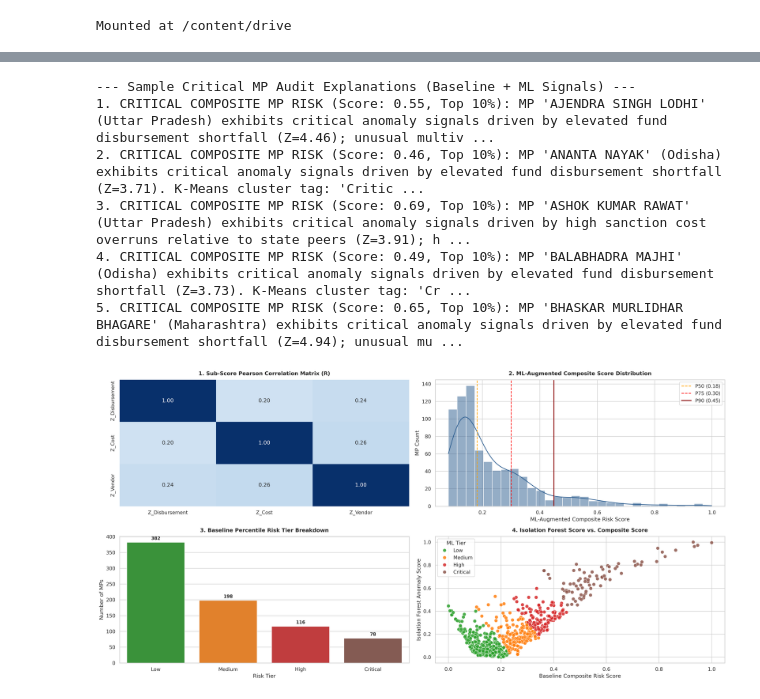
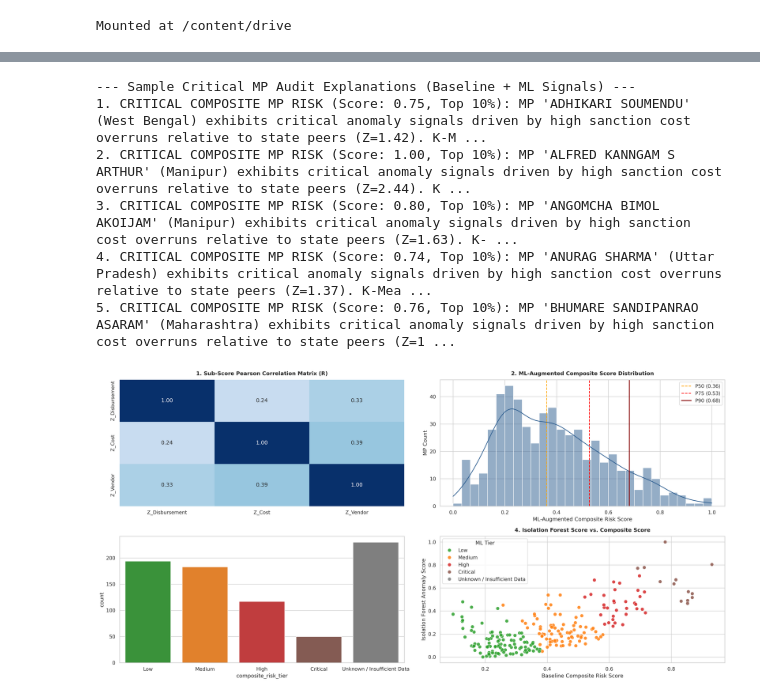
Before and after one commit to Abhirup-261004/MPLADS_Risk_Analysis, a Jupyter notebook: notebooks/feature7.ipynb, the cells around one changed output, grey strips where cells are left out. Cells and saved outputs as stored; diff of their text form; code cells hidden in the pictures.

```diff
--- a/notebooks/feature7.ipynb
+++ b/notebooks/feature7.ipynb
@@ -247,13 +256,13 @@ Name: count, dtype: int64
 # %%
-# Cell 6: ML Stretch Layer 1 — Data-Driven Risk Tier Clustering (K-Means & GMM)
+# Cell 6: ML Stretch Layer 1 - Data-Driven Risk Tier Clustering (K-Means & GMM)
 from sklearn.cluster import KMeans
 from sklearn.mixture import GaussianMixture
 import joblib
 
 logger.info("--- Executing ML Stretch Layer 1: Data-Driven Risk Tier Clustering (K-Means & GMM) ---")
 
-# Feature matrix for clustering: standardized sub-scores
-X_subscores = mp_df[["z_s_f1", "z_s_f2", "z_s_f5"]].values
+# Feature matrix for clustering: standardized sub-scores (impute NaN with neutral 0.0 mean)
+X_subscores = mp_df[["z_s_f1", "z_s_f2", "z_s_f5"]].fillna(0.0).values
 
 # Fit K-Means with K=4 (corresponding to 4 risk tiers)
 n_clusters = min(4, len(mp_df))
@@ -363,11 +352,13 @@ def generate_mp_explanation(row: pd.Series) -> str:
     score = row["ml_augmented_composite_risk_score"]
     mp_name = row["mp_name_clean"] if pd.notna(row["mp_name_clean"]) else row["mp_key"]
     state = row["state"] if pd.notna(row["state"]) else "Unknown State"
-    z_f1 = row["z_s_f1"]
-    z_f2 = row["z_s_f2"]
-    z_f5 = row["z_s_f5"]
-    if_score = row["mp_iforest_score"]
-    kmeans_tier = row["mp_kmeans_tier"]
+    z_f1 = row["z_s_f1"] if pd.notna(row["z_s_f1"]) else 0.0
+    z_f2 = row["z_s_f2"] if pd.notna(row["z_s_f2"]) else 0.0
+    z_f5 = row["z_s_f5"] if pd.notna(row["z_s_f5"]) else 0.0
+    if_score = row.get("mp_iforest_score", 0.0)
+    if pd.isna(if_score):
+        if_score = 0.0
+    kmeans_tier = row.get("mp_kmeans_tier", "Unclustered")
 
     drivers = []
     if z_f1 >= 1.0:
@@ -398,11 +389,11 @@ for i, exp in enumerate(critical_samples, 1):
     print(f"{i}. {exp}")
 # %% [output]
 --- Sample Critical MP Audit Explanations (Baseline + ML Signals) ---
-1. CRITICAL COMPOSITE MP RISK (Score: 0.55, Top 10%): MP 'AJENDRA SINGH LODHI' (Uttar Pradesh) exhibits critical anomaly signals driven by elevated fund disbursement shortfall (Z=4.46); unusual multiv ...
-2. CRITICAL COMPOSITE MP RISK (Score: 0.46, Top 10%): MP 'ANANTA NAYAK' (Odisha) exhibits critical anomaly signals driven by elevated fund disbursement shortfall (Z=3.71). K-Means cluster tag: 'Critic ...
-3. CRITICAL COMPOSITE MP RISK (Score: 0.69, Top 10%): MP 'ASHOK KUMAR RAWAT' (Uttar Pradesh) exhibits critical anomaly signals driven by high sanction cost overruns relative to state peers (Z=3.91); h ...
-4. CRITICAL COMPOSITE MP RISK (Score: 0.49, Top 10%): MP 'BALABHADRA MAJHI' (Odisha) exhibits critical anomaly signals driven by elevated fund disbursement shortfall (Z=3.73). K-Means cluster tag: 'Cr ...
-5. CRITICAL COMPOSITE MP RISK (Score: 0.65, Top 10%): MP 'BHASKAR MURLIDHAR BHAGARE' (Maharashtra) exhibits critical anomaly signals driven by elevated fund disbursement shortfall (Z=4.94); unusual mu ...
+1. CRITICAL COMPOSITE MP RISK (Score: 0.75, Top 10%): MP 'ADHIKARI SOUMENDU' (West Bengal) exhibits critical anomaly signals driven by high sanction cost overruns relative to state peers (Z=1.42). K-M ...
+2. CRITICAL COMPOSITE MP RISK (Score: 1.00, Top 10%): MP 'ALFRED KANNGAM S ARTHUR' (Manipur) exhibits critical anomaly signals driven by high sanction cost overruns relative to state peers (Z=2.44). K ...
+3. CRITICAL COMPOSITE MP RISK (Score: 0.80, Top 10%): MP 'ANGOMCHA BIMOL AKOIJAM' (Manipur) exhibits critical anomaly signals driven by high sanction cost overruns relative to state peers (Z=1.63). K- ...
+4. CRITICAL COMPOSITE MP RISK (Score: 0.74, Top 10%): MP 'ANURAG SHARMA' (Uttar Pradesh) exhibits critical anomaly signals driven by high sanction cost overruns relative to state peers (Z=1.37). K-Mea ...
+5. CRITICAL COMPOSITE MP RISK (Score: 0.76, Top 10%): MP 'BHUMARE SANDIPANRAO ASARAM' (Maharashtra) exhibits critical anomaly signals driven by high sanction cost overruns relative to state peers (Z=1 ...
 # %%
 # Cell 9: Diagnostic Visualizations & 4-Panel Summary Figure
 import matplotlib.pyplot as plt
@@ -421,50 +412,58 @@ plt.title("1. Sub-Score Pearson Correlation Matrix (R)", fontsize=12, fontweight
 # Panel 2: ML-Augmented Composite Risk Score Distribution
 plt.subplot(2, 2, 2)
 sns.histplot(mp_df["ml_augmented_composite_risk_score"], kde=True, color="#2b5c8f", bins=30)
+# Diagnostic percentiles for plotting only. They do not define risk tiers.
+valid_ml_scores = mp_df["ml_augmented_composite_risk_score"].dropna()
+p50_ml, p75_ml, p90_ml = np.percentile(valid_ml_scores, [50, 75, 90])
 plt.axvline(p50_ml, color="orange", linestyle="--", linewidth=1.5, label=f"P50 ({p50_ml:.2f})")
 plt.axvline(p75_ml, color="red", linestyle="--", linewidth=1.5, label=f"P75 ({p75_ml:.2f})")
 plt.axvline(p90_ml, color="darkred", linestyle="-", linewidth=2.0, label=f"P90 ({p90_ml:.2f})")
 plt.title("2. ML-Augmented Composite Score Distribution", fontsize=12, fontweight="bold", pad=10)
 plt.xlabel("ML-Augmented Composite Risk Score")
 plt.ylabel("MP Count")
 plt.legend(loc="upper right")
 
+
 # Panel 3: Baseline Percentile Risk Tier Breakdown
 plt.subplot(2, 2, 3)
-tier_order = ["Low", "Medium", "High", "Critical"]
-palette = {"Low": "#2ca02c", "Medium": "#ff7f0e", "High": "#d62728", "Critical": "#8c564b"}
-sns.countplot(data=mp_df, x="composite_risk_tier", order=tier_order, palette=palette, hue="composite_risk_tier", legend=False)
-plt.title("3. Baseline Percentile Risk Tier Breakdown", fontsize=12, fontweight="bold", pad=10)
-plt.xlabel("Risk Tier")
-plt.ylabel("Number of MPs")
-for p in plt.gca().patches:
-    height = p.get_height()
-    if height > 0:
-        plt.gca().annotate(f"{int(height)}", (p.get_x() + p.get_width() / 2., height + 5),
-                           ha="center", va="bottom", fontsize=10, fontweight="bold")
-
+tier_order = ["Low", "Medium", "High", "Critical", "Unknown / Insufficient Data"]
+palette = {
+    "Low": "#2ca02c",
+    "Medium": "#ff7f0e",
+    "High": "#d62728",
+    "Critical": "#8c564b",
+    "Unknown / Insufficient Data": "#7f7f7f"
+    }
+sns.countplot(
+    data=mp_df,
+    x="composite_risk_tier",
+    order=tier_order,
+    palette=palette,
+    hue="composite_risk_tier",
+    legend=False
+    )
 # Panel 4: Isolation Forest Anomaly Score vs Composite Risk
 plt.subplot(2, 2, 4)
 sns.scatterplot(
     data=mp_df,
     x="composite_risk_score",
     y="mp_iforest_score",
     hue="ml_augmented_risk_tier",
     palette=palette,
     hue_order=tier_order,
     alpha=0.85,
     s=60
 )
 plt.title("4. Isolation Forest Score vs. Composite Score", fontsize=12, fontweight="bold", pad=10)
 plt.xlabel("Baseline Composite Risk Score")
 plt.ylabel("Isolation Forest Anomaly Score")
 plt.legend(title="ML Tier", loc="upper left")
 
 plt.tight_layout()
 plot_path = OUTPUT_DIR / "feature7_risk_distribution.png"
 plt.savefig(plot_path, dpi=300, bbox_inches="tight")
 plt.show()
 logger.info("Saved 4-panel visualization figure to %s", plot_path)
 # %% [output]
-[figure, old version]
+[figure, new version]
 # %%
```
Also changed, not shown: parts of 11 cells of this notebook, 45 other files.
